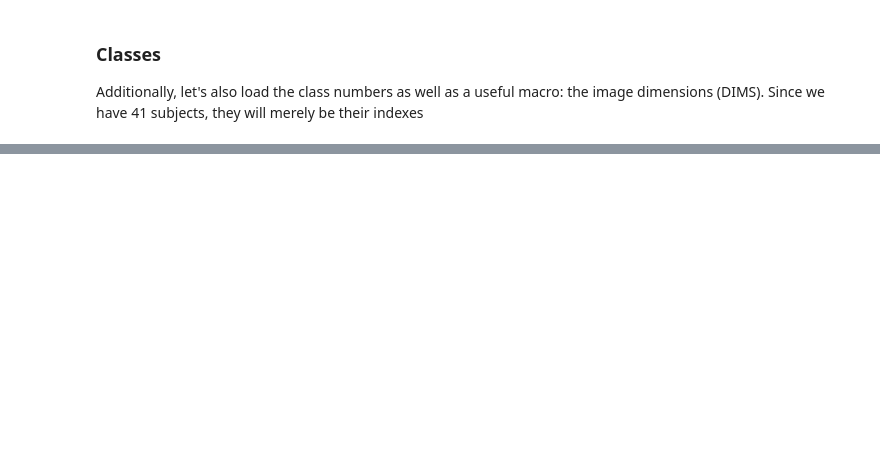
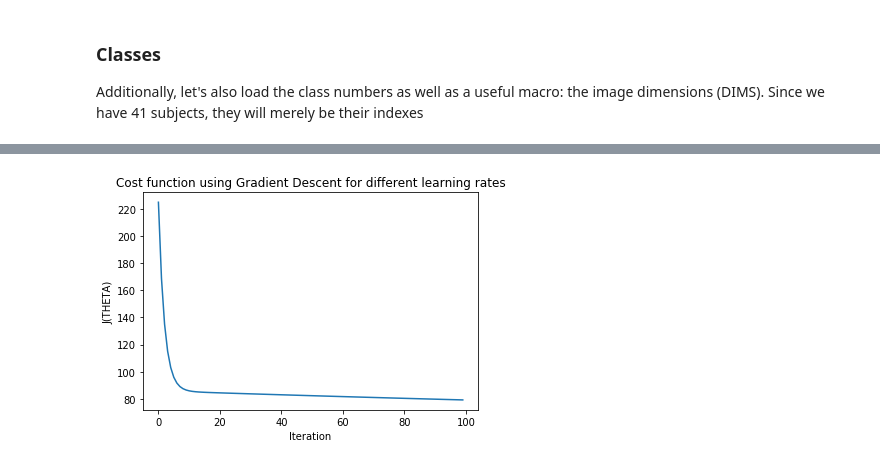
Before and after one commit to tiagoleonmelo/face-recognition, a Jupyter notebook: Face Recognition.ipynb, the cells around one changed output, grey strips where cells are left out. Drawn from its saved outputs; the diff is of its cells as text; code cells hidden in the pictures; blank space fills up the shorter version.

```diff
--- a/Face Recognition.ipynb
+++ b/Face Recognition.ipynb
@@ -114,0 +150,46 @@ plt.show()
+# %%
+def computeCost(X,y,theta):
+    """
+   Take the numpy arrays X, y, theta and return the cost function J for this theta.
+
+    """
+    m=len(y)
+    h= np.dot(X, theta)
+    J= 1/(2*m) * np.sum(np.power((h - y),2))
+
+    return J
+# %%
+def gradientDescent(X,y,theta,alpha,num_iters):
+    """
+    Take numpy arrays X, y and theta and update theta by taking num_iters gradient steps with learning rate alpha
+
+     Return: theta and the list of the cost of theta (J_history) during each iteration
+    """
+
+    m=len(y)
+    J_history=[]
+
+    for i in range(num_iters):
+        h = np.dot(X,theta)
+        grad = np.dot(X.transpose(),(h-y)) #Vectorized way to compute all gradients simultaneously -> partial derivatives
+        theta= theta - ( alpha * 1/m * grad )
+
+        J_history.append(computeCost(X,y,theta))
+
+    return theta, J_history
+# %%
+theta = np.zeros((X_train.shape[1],1))
+
+train_examples = np.append(X_train[:,:-1], np.ones((X_train.shape[0], 1)), axis=1)
+train_labels = X_train[:, -1]
+train_labels = train_labels.reshape((train_labels.shape[0], 1))
+
+theta, J_history = gradientDescent(train_examples, train_labels,theta, 0.01, 100)
+# %%
+plt.plot(J_history)
+plt.title("Cost function using Gradient Descent for different learning rates")
+plt.xlabel("Iteration")
+plt.ylabel("J(THETA)")
+plt.show()
+# %% [output]
+[figure, added]
```
Also changed, not shown: parts of 7 cells of this notebook.
